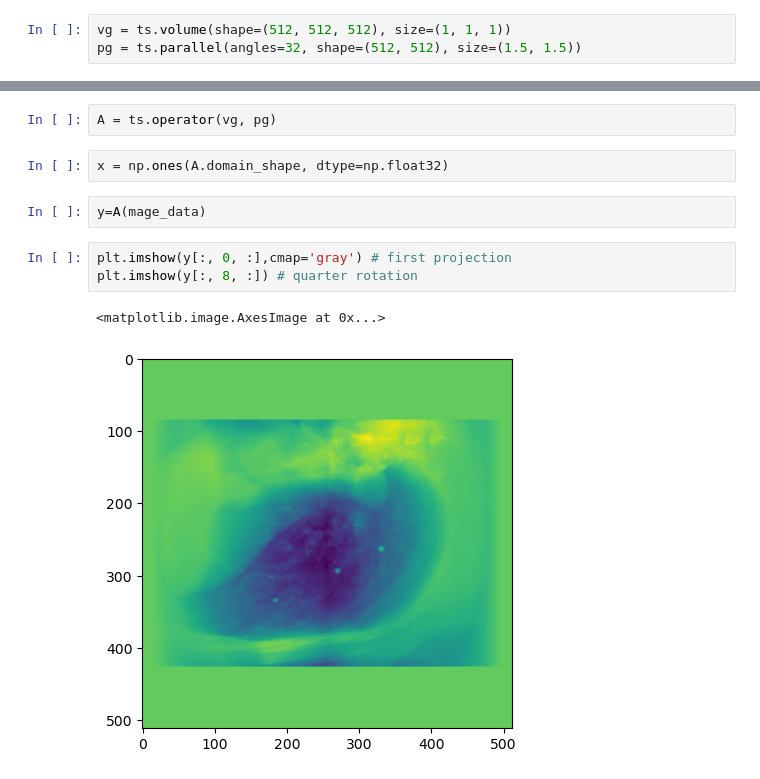
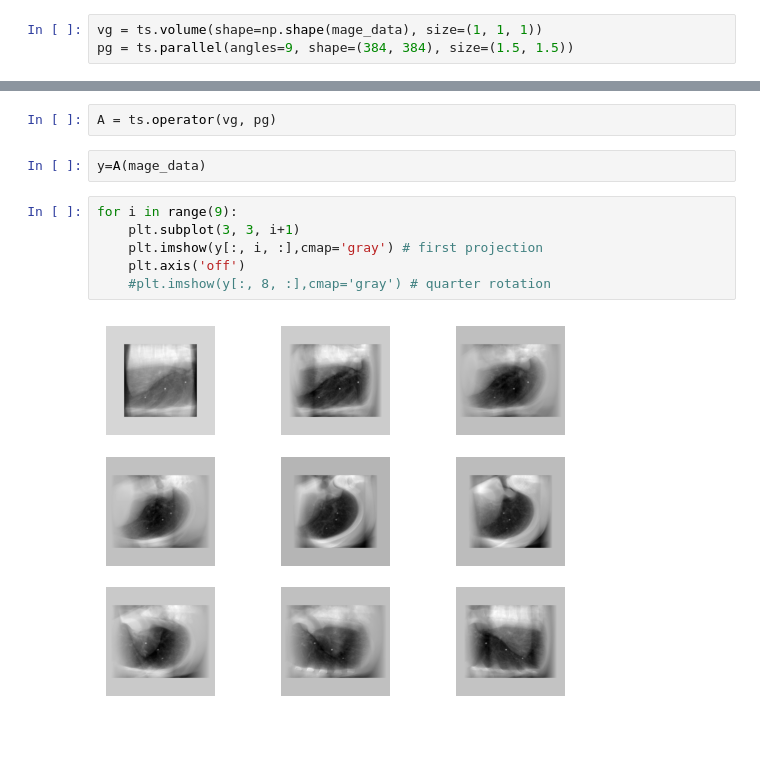
Before and after one commit to LiuDaveLiu/tomosipo, a Jupyter notebook: notebooks/eda.ipynb, the cells around one changed output, grey strips where cells are left out. Saved outputs shown, nothing was run; the diff lists cells and outputs as text; blank space fills up the shorter version.

Commit message:
new plots

```diff
--- a/notebooks/eda.ipynb
+++ b/notebooks/eda.ipynb
@@ -13,3 +9,3 @@ np.shape(mage_data)
 # %%
-vg = ts.volume(shape=(512, 512, 512), size=(1, 1, 1))
-pg = ts.parallel(angles=32, shape=(512, 512), size=(1.5, 1.5))
+vg = ts.volume(shape=np.shape(mage_data), size=(1, 1, 1))
+pg = ts.parallel(angles=9, shape=(384, 384), size=(1.5, 1.5))
@@ -26,13 +14,13 @@ svg = ts.svg(vg, pg)
 svg.save("intro_forward_projection_geometries.svg")
 # %%
 A = ts.operator(vg, pg)
-# %%
-x = np.ones(A.domain_shape, dtype=np.float32)
 # %%
 y=A(mage_data)
 # %%
-plt.imshow(y[:, 0, :],cmap='gray') # first projection
-plt.imshow(y[:, 8, :]) # quarter rotation
+for i in range(9):
+    plt.subplot(3, 3, i+1)
+    plt.imshow(y[:, i, :],cmap='gray') # first projection
+    plt.axis('off')
+    #plt.imshow(y[:, 8, :],cmap='gray') # quarter rotation
 # %% [output]
-<matplotlib.image.AxesImage at 0x...>
-[figure, old version]
+[figure, new version]
```
Also changed, not shown: parts of 2 cells of this notebook, 1 other file.
